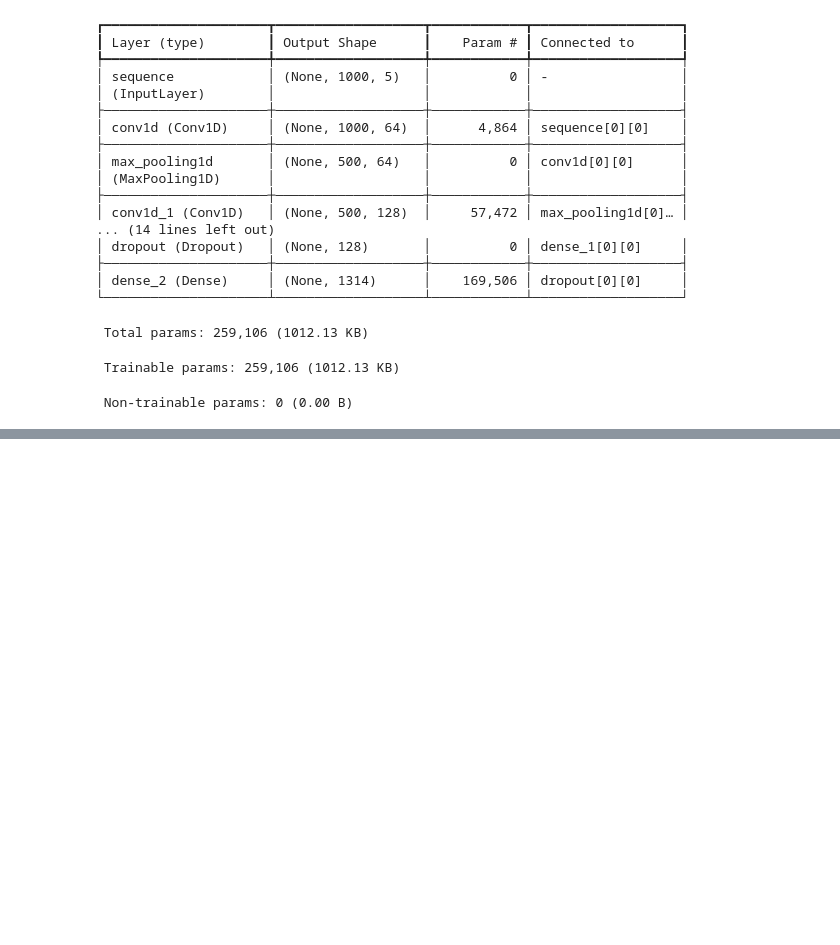
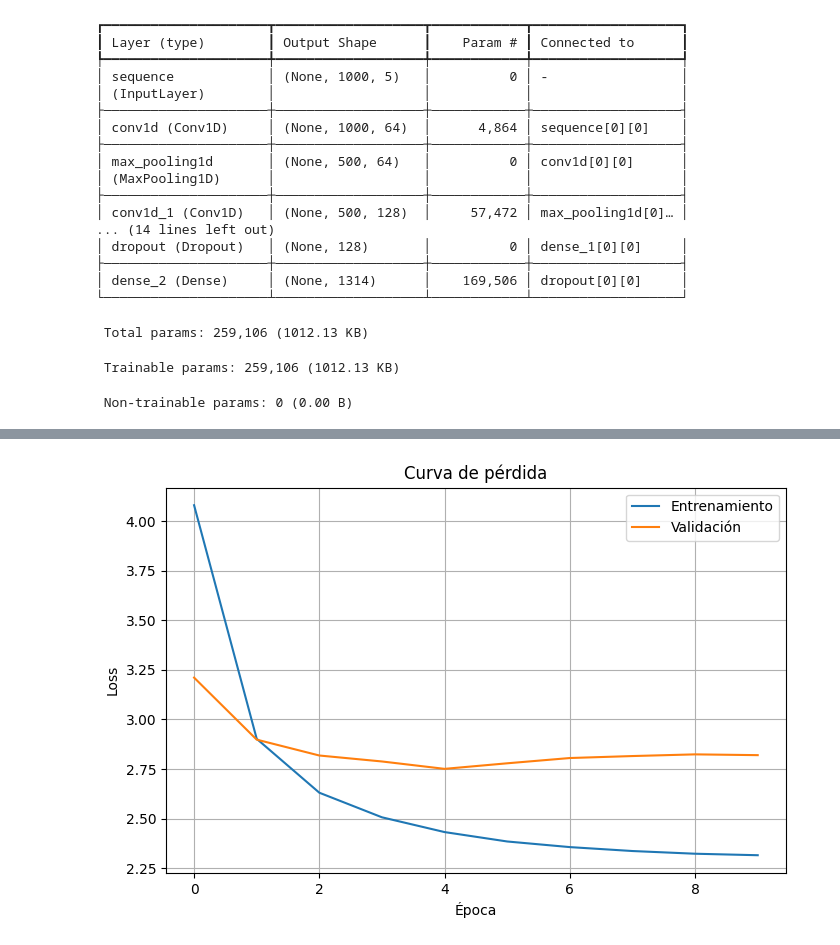
Before and after one commit to BioDani/genetic-project, a Jupyter notebook: notebooks/02_CNN.ipynb, the cells around one changed output, grey strips where cells are left out. Saved outputs shown, nothing was run; the diff lists cells and outputs as text; code cells hidden in the pictures; blank space fills up the shorter version.

Commit message:
Guardando modelos, historial y graficos de entrenamiento
Signed-off-by: BioDani <dtejada@unal.edu.co>

```diff
--- a/notebooks/02_CNN.ipynb
+++ b/notebooks/02_CNN.ipynb
@@ -401,0 +410,15 @@ predictions = model.predict(dataset_val)
+# %%
+import matplotlib.pyplot as plt
+
+# Loss
+plt.figure(figsize=(8,5))
+plt.plot(history.history['loss'], label='Entrenamiento')
+plt.plot(history.history['val_loss'], label='Validación')
+plt.xlabel('Época')
+plt.ylabel('Loss')
+plt.title('Curva de pérdida')
+plt.legend()
+plt.grid(True)
+plt.show()
+# %% [output]
+[figure, added]
```
Also changed, not shown: parts of 12 cells of this notebook, 1 other file.
